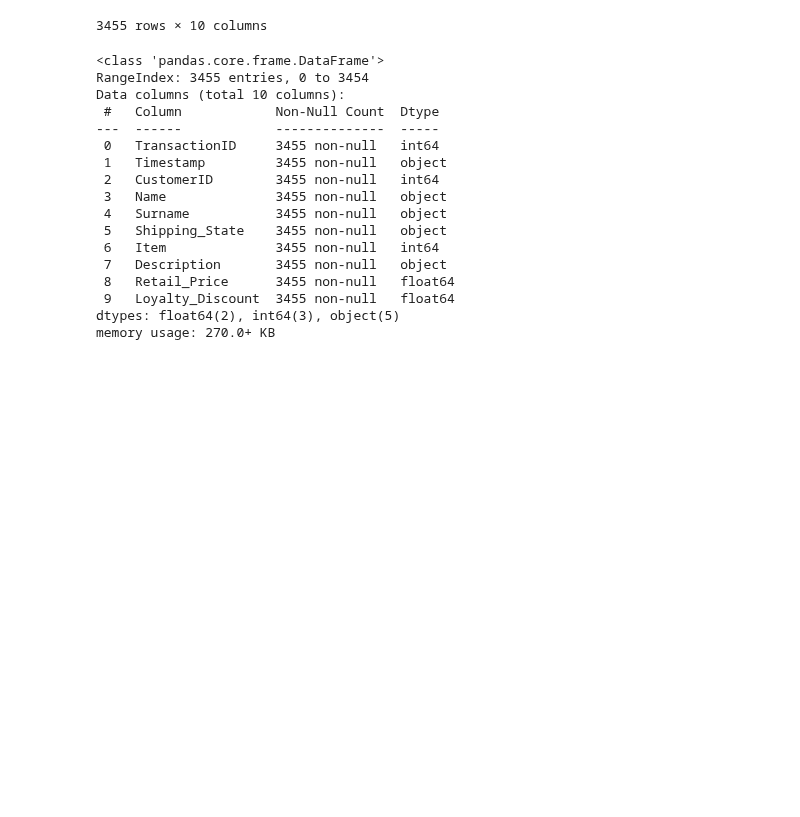
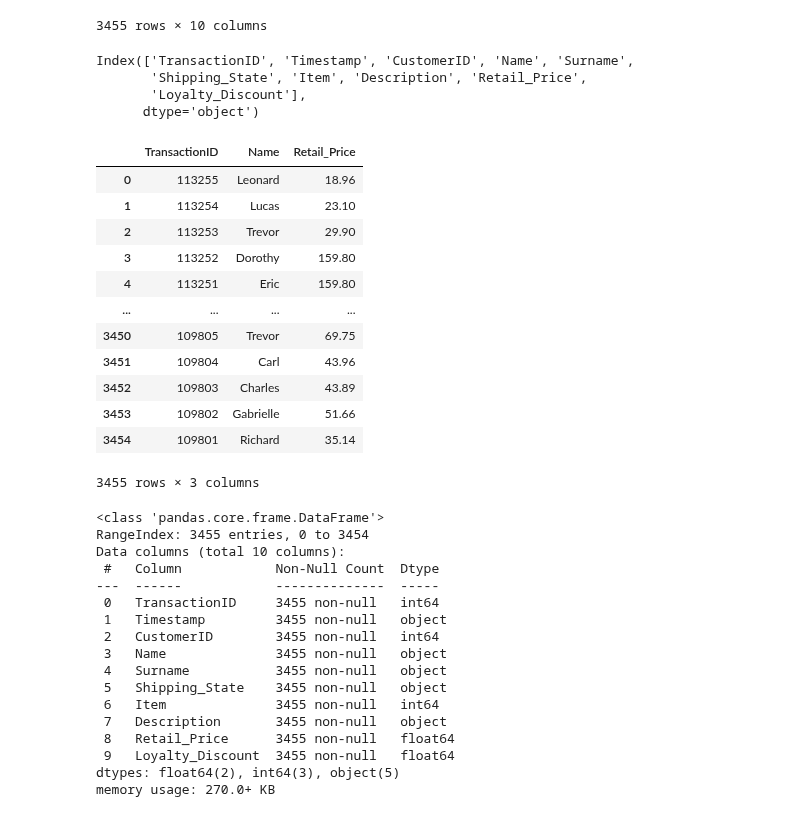
Before and after one commit to TeslimAdeyanju/studynote1-Python-for-Finance-Data-Science-My-Learning-Journey, a Jupyter notebook: python-datacamp/python_data_camp_note/10-Exploratory Data Analysis/Code-note.ipynb, the cells around one changed output. Saved outputs shown, nothing was run; the diff lists cells and outputs as text; code cells hidden in the pictures; blank space fills up the shorter version.

```diff
--- a/python-datacamp/python_data_camp_note/10-Exploratory Data Analysis/Code-note.ipynb
+++ b/python-datacamp/python_data_camp_note/10-Exploratory Data Analysis/Code-note.ipynb
@@ -22,6 +22,29 @@ df1
 | 3453 | 109802 | 2016-12-10 18:08:03 | 200000263 | Gabrielle | Marshall | Michigan | 9195451761 | Hand Towel | ... |
 | 3454 | 109801 | 2016-12-10 18:07:25 | 200000670 | Richard | Carr | Louisiana | 6660530324 | Washcloth | ... |
 3455 rows × 10 columns
+# %%
+df1.columns
+# %% [output]
+Index(['TransactionID', 'Timestamp', 'CustomerID', 'Name', 'Surname',
+       'Shipping_State', 'Item', 'Description', 'Retail_Price',
+       'Loyalty_Discount'],
+      dtype='object')
+# %%
+df1[['TransactionID', 'Name', 'Retail_Price' ]]
+# %% [output]
+|  | TransactionID | Name | Retail_Price |
+| 0 | 113255 | Leonard | 18.96 |
+| 1 | 113254 | Lucas | 23.10 |
+| 2 | 113253 | Trevor | 29.90 |
+| 3 | 113252 | Dorothy | 159.80 |
+| 4 | 113251 | Eric | 159.80 |
+| ... | ... | ... | ... |
+| 3450 | 109805 | Trevor | 69.75 |
+| 3451 | 109804 | Carl | 43.96 |
+| 3452 | 109803 | Charles | 43.89 |
+| 3453 | 109802 | Gabrielle | 51.66 |
+| 3454 | 109801 | Richard | 35.14 |
+3455 rows × 3 columns
 # %%
 df1.info()
 # %% [output]
```
Also changed, not shown: parts of 9 cells of this notebook, 10 other files.
